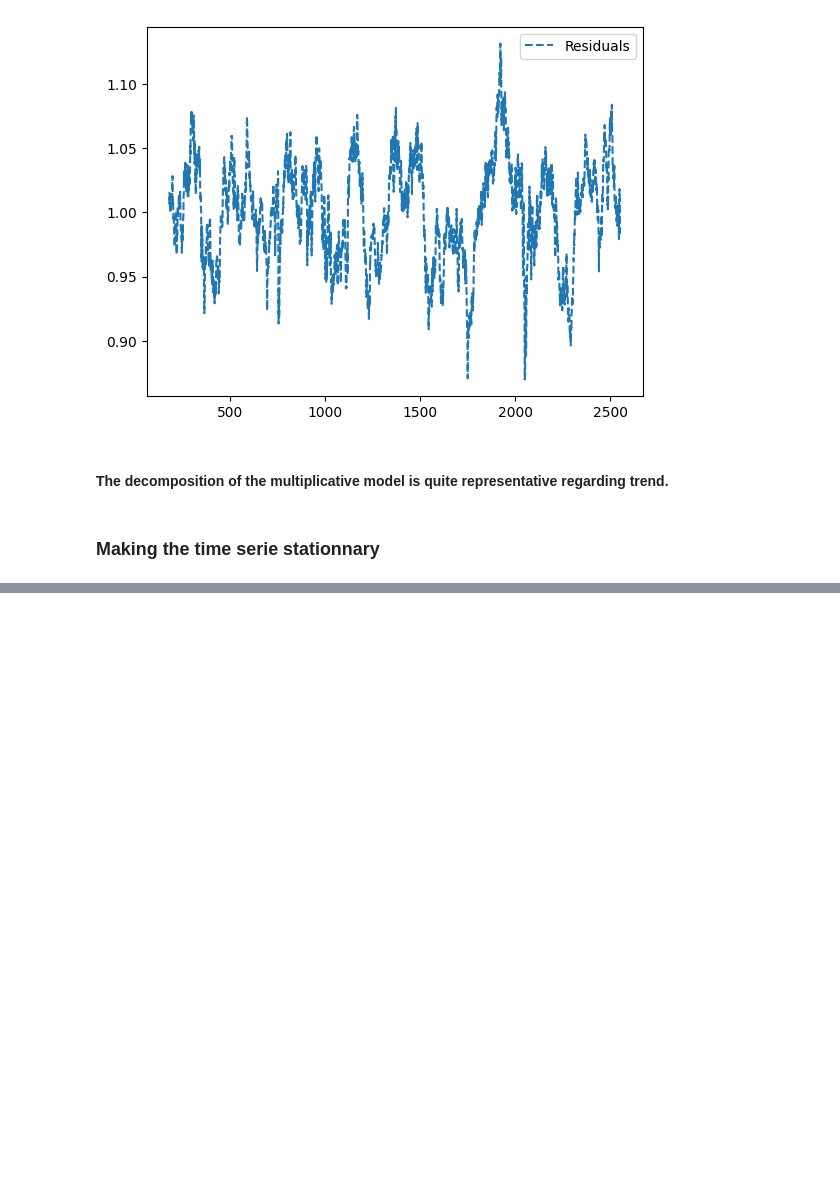
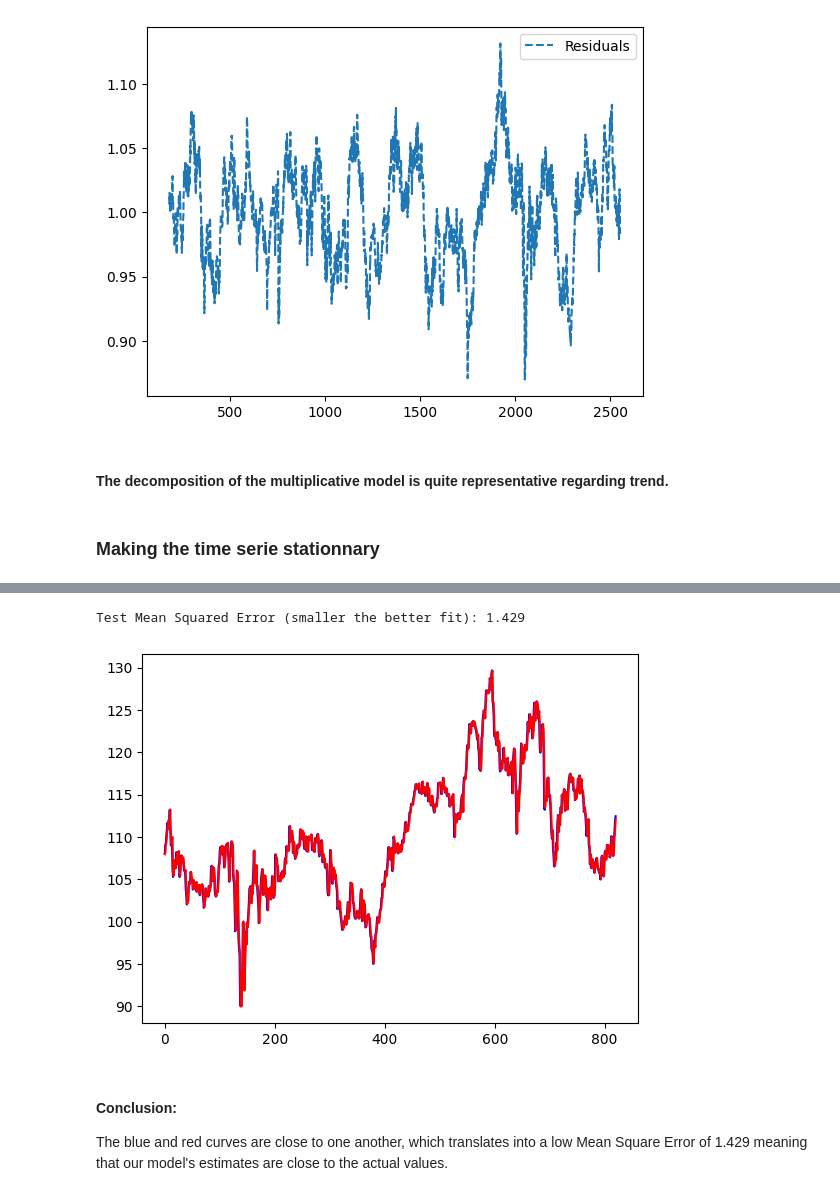
Before and after one commit to killianvervelle/Financial-Forecasting-with-Timeseries, a Jupyter notebook: AnSeqDa_projet.ipynb, the cells around one changed output, grey strips where cells are left out. Cells and saved outputs as stored; diff of their text form; code cells hidden in the pictures; blank space fills up the shorter version.

Commit message:
Added ARIMA to the model

```diff
--- a/AnSeqDa_projet.ipynb
+++ b/AnSeqDa_projet.ipynb
@@ -157,0 +171,31 @@ The moving average (MA) is a simple technical analysis tool that smooths out pri
+# %%
+# Function that calls ARIMA model to fit and forecast the data
+def StartARIMAForecasting(Actual, P, D, Q):
+    model = ARIMA(Actual, order=(P, D, Q))
+    model_fit = model.fit()
+    prediction = model_fit.forecast()
+    print('Model parameters = %s' % (list(model_fit.params)))
+    return prediction
+# %%
+nb_elements = len(y)
+#Use 70% of data as training, rest 30% to Test model
+TrainingSize = int(nb_elements * 0.7)
+TrainingData = y[0:TrainingSize]
+TestData = y[TrainingSize:nb_elements]
+
+#new arrays to store actual and predictions
+Actual = [x for x in TrainingData]
+Test = [x for x in TestData]
+Predictions = list()
+
+#in a for loop, predict values using ARIMA model
+for timepoint in range(len(Test)):
+    ActualValue =  Test[timepoint]
+    #forcast value
+    Prediction = StartARIMAForecasting(Actual, 2,2,1)
+    print('Actual=%f, Predicted=%f' % (ActualValue, Prediction))
+    print('')
+    #add it in the list
+    Predictions.append(Prediction)
+    print(Prediction)
+    Actual.append(ActualValue)
@@ -157,0 +254,16 @@ The moving average (MA) is a simple technical analysis tool that smooths out pri
+# %%
+#Print MSE to see how good the model is
+Error = mean_squared_error(Test, Predictions)
+print('Test Mean Squared Error (smaller the better fit): %.3f' % Error)
+# plot
+#pyplot.plot(y)
+pyplot.plot(Test, color='blue')
+pyplot.plot(Predictions, color='red')
+pyplot.show()
+# %% [output]
+Test Mean Squared Error (smaller the better fit): 1.429
+[figure, added]
+# %% [markdown]
+#### Conclusion:
+
+The blue and red curves are close to one another, which translates into a low Mean Square Error of 1.429 meaning that our model's estimates are close to the actual values.
```
Also changed, not shown: parts of 9 cells of this notebook.
